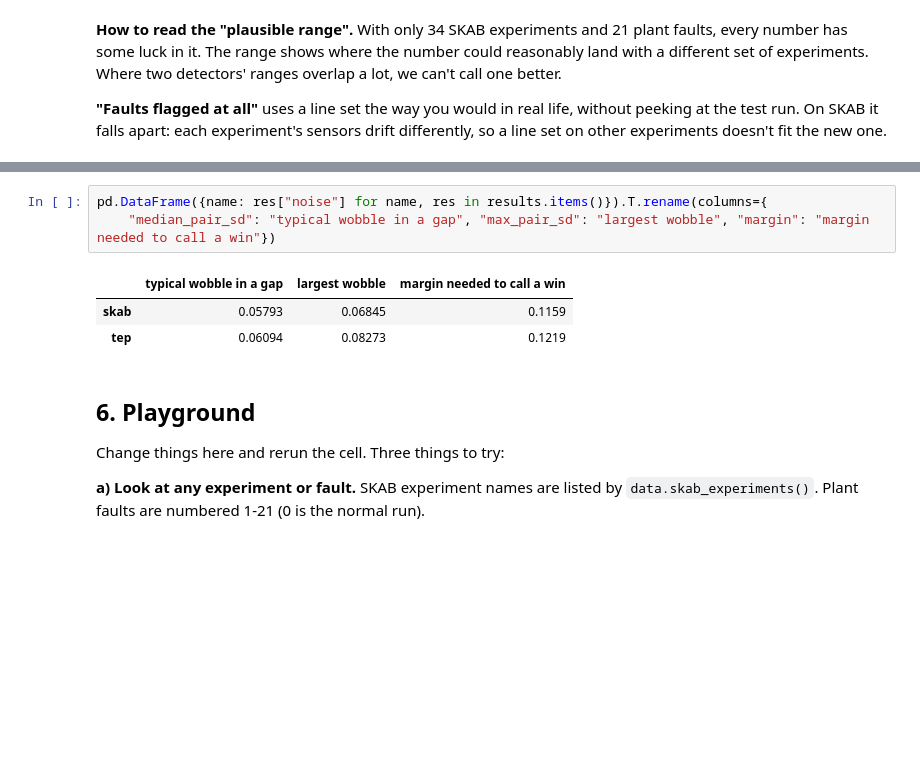
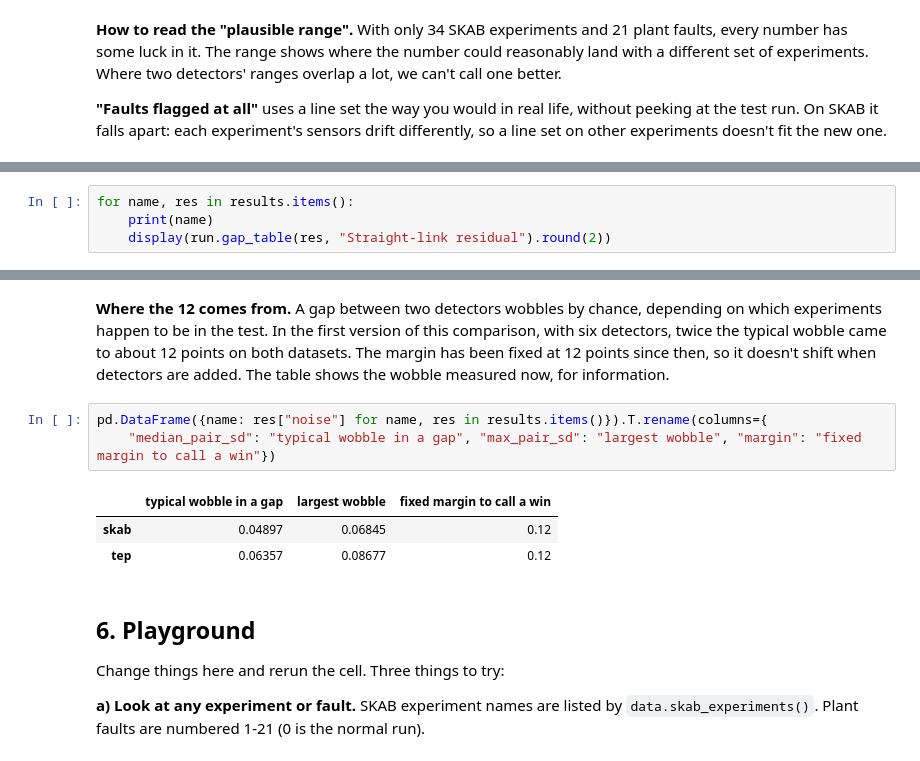
Before and after one commit to NeerajGit16/deep-learning-in-anomaly-detection, a Jupyter notebook: anomaly_lab/main.ipynb, the cells around one changed output, grey strips where cells are left out. Saved outputs shown, nothing was run; the diff lists cells and outputs as text; blank space fills up the shorter version.

```diff
--- a/anomaly_lab/main.ipynb
+++ b/anomaly_lab/main.ipynb
@@ -426,0 +441,4 @@ The table below shows where the 12 comes from: twice the typical random wobble i
+# %%
+for name, res in results.items():
+    print(name)
+    display(run.gap_table(res, "Straight-link residual").round(2))
@@ -427,10 +466,12 @@ The table below shows where the 12 comes from: twice the typical random wobble i
+# %% [markdown]
+**Where the 12 comes from.** A gap between two detectors wobbles by chance, depending on which experiments happen to be in the test. In the first version of this comparison, with six detectors, twice the typical wobble came to about 12 points on both datasets. The margin has been fixed at 12 points since then, so it doesn't shift when detectors are added. The table shows the wobble measured now, for information.
 # %%
 pd.DataFrame({name: res["noise"] for name, res in results.items()}).T.rename(columns={
-    "median_pair_sd": "typical wobble in a gap", "max_pair_sd": "largest wobble", "margin": "margin needed to call a win"})
+    "median_pair_sd": "typical wobble in a gap", "max_pair_sd": "largest wobble", "margin": "fixed margin to call a win"})
 # %% [output]
-|  | typical wobble in a gap | largest wobble | margin needed to call a win |
-| skab | 0.05793 | 0.06845 | 0.1159 |
-| tep | 0.06094 | 0.08273 | 0.1219 |
+|  | typical wobble in a gap | largest wobble | fixed margin to call a win |
+| skab | 0.04897 | 0.06845 | 0.12 |
+| tep | 0.06357 | 0.08677 | 0.12 |
 # %% [markdown]
 ## 6. Playground
 
```
Also changed, not shown: parts of 8 cells of this notebook, 3 other files.
